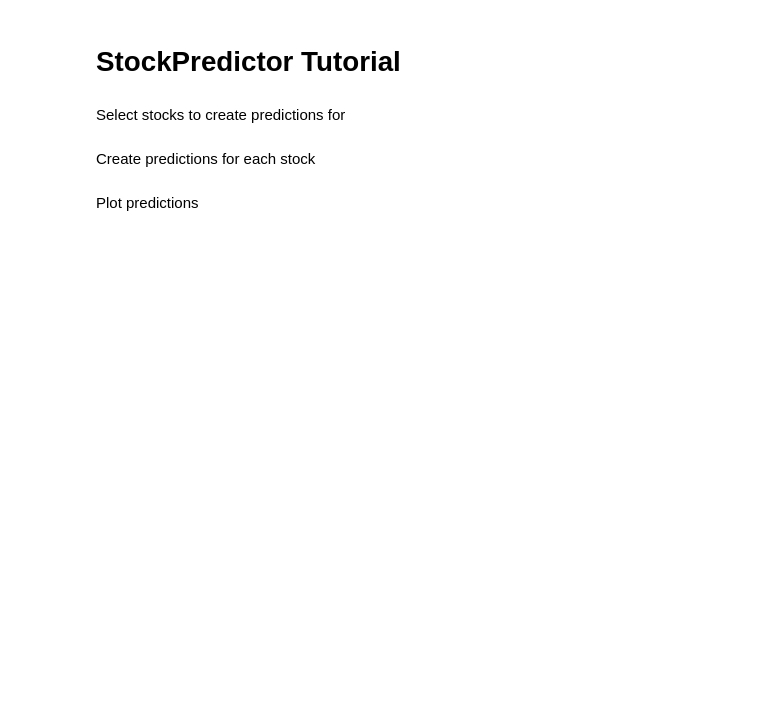
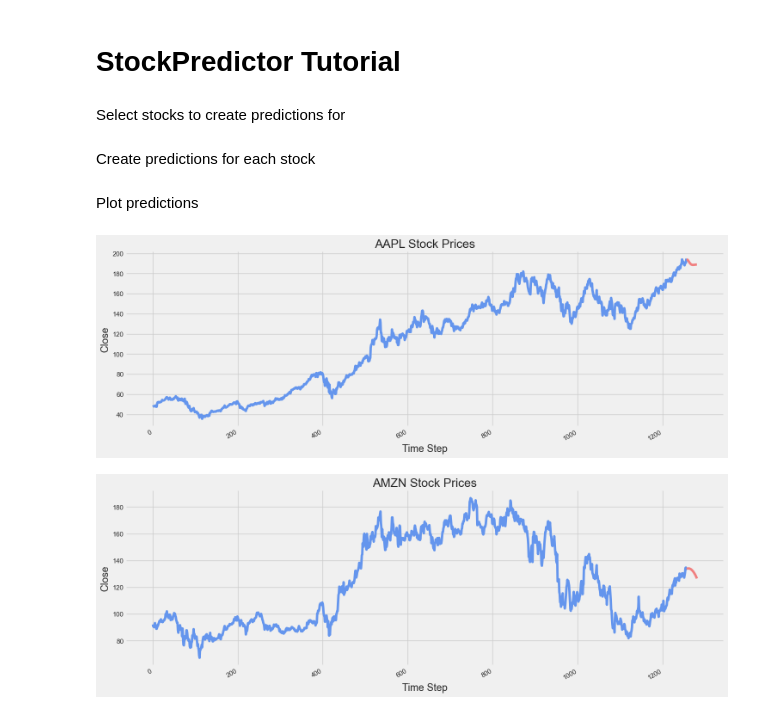
Before and after one commit to zapulam/StockPredictor, a Jupyter notebook: tutorial.ipynb, the cells around one changed output. Drawn from its saved outputs; the diff is of its cells as text; code cells hidden in the pictures; blank space fills up the shorter version.

Commit message:
fix model load

```diff
--- a/tutorial.ipynb
+++ b/tutorial.ipynb
@@ -16,15 +16,15 @@ from rnn import LSTM
 # %% [markdown]
 Select stocks to create predictions for
 # %%
-symbols = ['AAPL']
+symbols = ['AAPL', 'AMZN']
 # %% [markdown]
 Create predictions for each stock
 # %%
-device = 'cude:0'   # device to use; cuda or cpu
+device = 'cuda:0'   # device to use; cuda or cpu
 steps = 25   # future time steps to predict for
 
 # Load model
-kwargs, state = torch.load('model/rnn/weights/best.pth')
+kwargs, state = torch.load('models/rnn/weights/best.pth', map_location=torch.device(device))
 model = LSTM(**kwargs)
 model.load_state_dict(state)
 model.to(device)
@@ -53,7 +53,7 @@ for _, stock in enumerate(symbols):
     period2 = str(int((b-a).total_seconds()))   # total seconds from today since Jan. 1, 1970
 
     # Download data
-    data = pd.read_csv('https://query1.finance.yahoo.com/v7/finance/download/{x}?period1={period1}&period2={period2}&interval=1d&events=history&includeAdjustedClose=true'.format(x=x, period1=period1,period2=period2))
+    data = pd.read_csv('https://query1.finance.yahoo.com/v7/finance/download/{x}?period1={period1}&period2={period2}&interval=1d&events=history&includeAdjustedClose=true'.format(x=stock, period1=period1,period2=period2))
     x = data[['Open', 'High', 'Low', 'Volume', 'Close']]   # input data
 
     mins, maxs = x.min(), x.max()   # values for normalization
@@ -84,22 +84,24 @@ for _, stock in enumerate(symbols):
     predictions = pd.DataFrame(predictions.cpu().squeeze().detach().numpy(), columns=['Open', 'High', 'Low', 'Volume', 'Close'])
 
     # Append DataFrame to list
-    outputs.append(pd.concat([data, predictions]))
+    outputs.append(pd.concat([data, predictions], ignore_index=True))
 # %% [markdown]
 Plot predictions
 # %%
 %matplotlib inline
 sns.set()
 plt.style.use('fivethirtyeight')
 
 # Plot each stock
-for x in outputs:
+for i, x in enumerate(outputs):
     plt.figure(figsize=(16, 6))
-    plt.title("{x} Stock Prices".format(x=x))
+    plt.title("{x} Stock Prices".format(x=symbols[i]))
     plt.gcf().autofmt_xdate()
     plt.ylabel("Close")
     plt.xlabel("Time Step")
-    plt.xlim([1000, 1300])
-    plt.plot(x.loc[0:len(data.index)-1, "Close"], color='cornflowerblue')
-    plt.plot(x.loc[len(data.index)-1:,"Close"], color='lightcoral')
+    plt.plot(x.loc[0:1257, "Close"], color='cornflowerblue')
+    plt.plot(x.loc[1257:,"Close"], color='lightcoral')
     plt.show()
+# %% [output]
+[figure, added]
+[figure, added]
```
Also changed, not shown: 1 other file.
